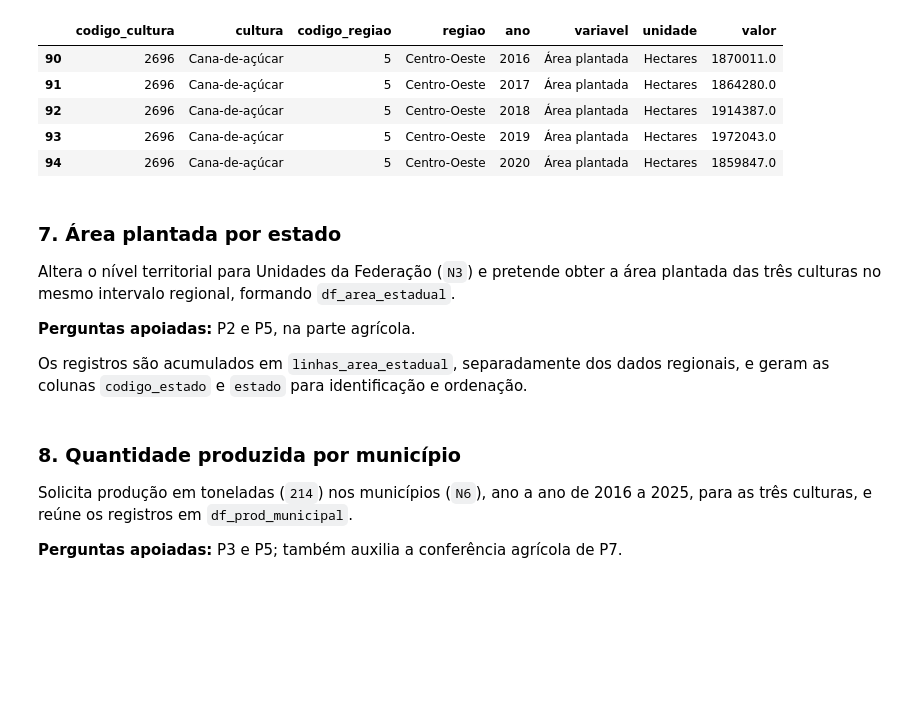
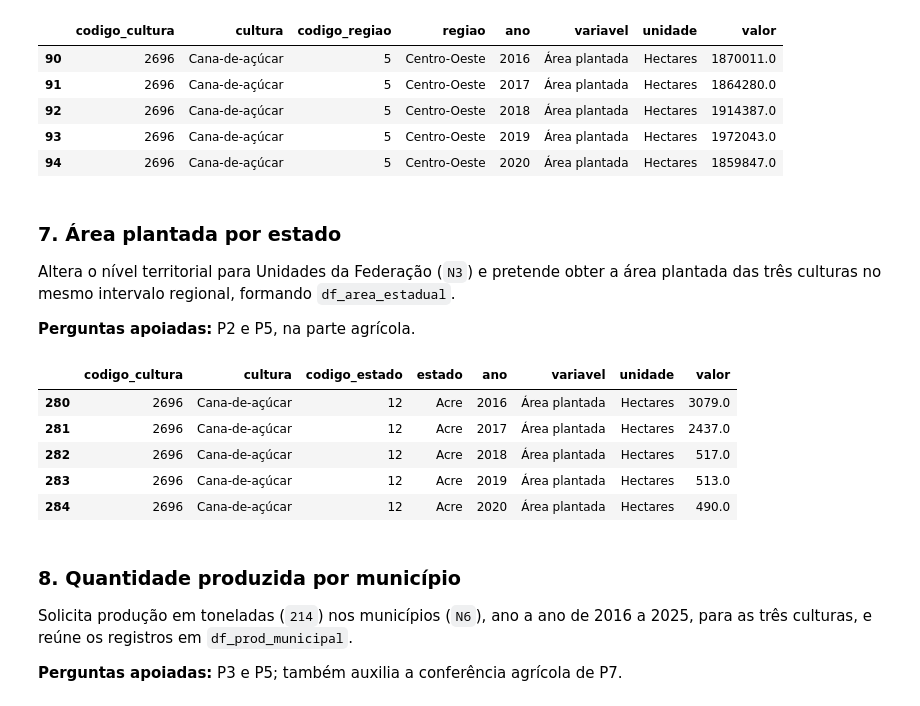
Before and after one commit to Marcos00758/Avaliacao_Credito_Rural, a Jupyter notebook: API_IBGE.ipynb, the cells around one changed output. Saved outputs shown, nothing was run; the diff lists cells and outputs as text; code cells hidden in the pictures; blank space fills up the shorter version.

```diff
--- a/API_IBGE.ipynb
+++ b/API_IBGE.ipynb
@@ -203,22 +306,27 @@ df_area_regional.head()
 Altera o nível territorial para Unidades da Federação (`N3`) e pretende obter a área plantada das três culturas no mesmo intervalo regional, formando `df_area_estadual`.
 
 **Perguntas apoiadas:** P2 e P5, na parte agrícola.
-
-Os registros são acumulados em `linhas_area_estadual`, separadamente dos dados regionais, e geram as colunas `codigo_estado` e `estado` para identificação e ordenação.
 # %%
 parametros["localidades"] = "N3[all]"
 
 dados = requisicao_certificada(url_area_regiao, parametros=parametros)
 
 linhas_area_estadual = []
 
-linhas_area_estadual = criar_dataframe(linhas_area_estadual, dados, "estado")
+linhas_area_regional = criar_dataframe(linhas_area_estadual, dados, "estado")
 
 
 df_area_estadual = pd.DataFrame(linhas_area_estadual)
 df_area_estadual = df_area_estadual.sort_values(["estado","cultura","ano","valor"])
 
 df_area_estadual.head()
+# %% [output]
+|  | codigo_cultura | cultura | codigo_estado | estado | ano | variavel | unidade | valor |
+| 280 | 2696 | Cana-de-açúcar | 12 | Acre | 2016 | Área plantada | Hectares | 3079.0 |
+| 281 | 2696 | Cana-de-açúcar | 12 | Acre | 2017 | Área plantada | Hectares | 2437.0 |
+| 282 | 2696 | Cana-de-açúcar | 12 | Acre | 2018 | Área plantada | Hectares | 517.0 |
+| 283 | 2696 | Cana-de-açúcar | 12 | Acre | 2019 | Área plantada | Hectares | 513.0 |
+| 284 | 2696 | Cana-de-açúcar | 12 | Acre | 2020 | Área plantada | Hectares | 490.0 |
 # %% [markdown]
 ### 8. Quantidade produzida por município
 
```
Also changed, not shown: parts of 6 cells of this notebook.
